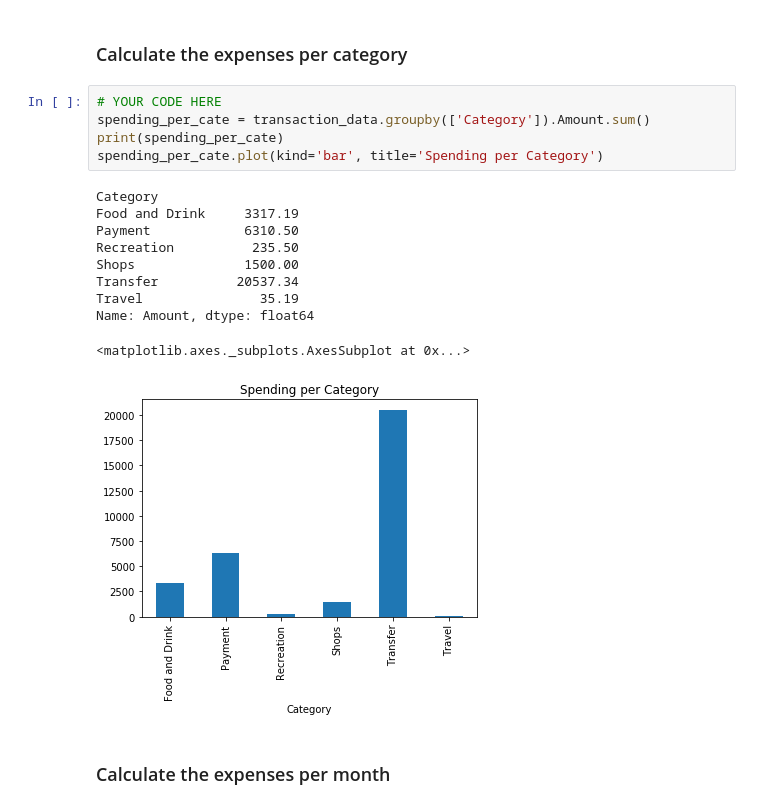
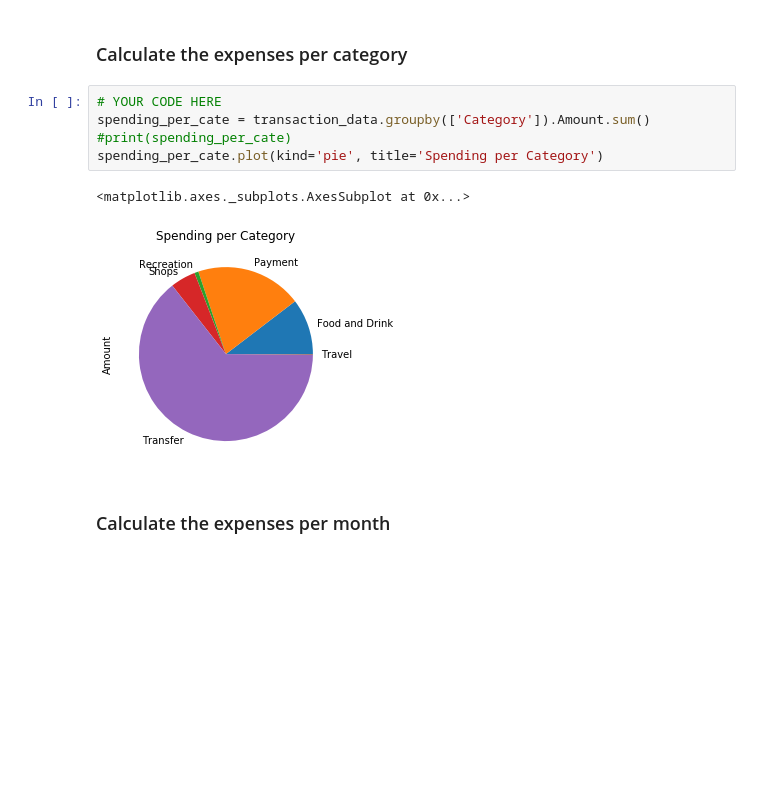
Before and after one commit to ww2272/hw5_api, a Jupyter notebook: account_summary.ipynb, the cells around one changed output. Saved outputs shown, nothing was run; the diff lists cells and outputs as text; blank space fills up the shorter version.

```diff
--- a/account_summary.ipynb
+++ b/account_summary.ipynb
@@ -232,19 +196,11 @@ In this section, you will use the transactions DataFrame to analyze the customer
 # %%
 # YOUR CODE HERE
 spending_per_cate = transaction_data.groupby(['Category']).Amount.sum()
-print(spending_per_cate)
-spending_per_cate.plot(kind='bar', title='Spending per Category')
+#print(spending_per_cate)
+spending_per_cate.plot(kind='pie', title='Spending per Category')
 # %% [output]
-Category
-Food and Drink     3317.19
-Payment            6310.50
-Recreation          235.50
-Shops              1500.00
-Transfer          20537.34
-Travel               35.19
-Name: Amount, dtype: float64
+<matplotlib.axes._subplots.AxesSubplot at 0x...>
-<matplotlib.axes._subplots.AxesSubplot at 0x...>
-[figure, old version]
+[figure, new version]
 # %% [markdown]
 ### Calculate the expenses per month
 # %%
```
Also changed, not shown: parts of 5 cells of this notebook, 8 other files.
